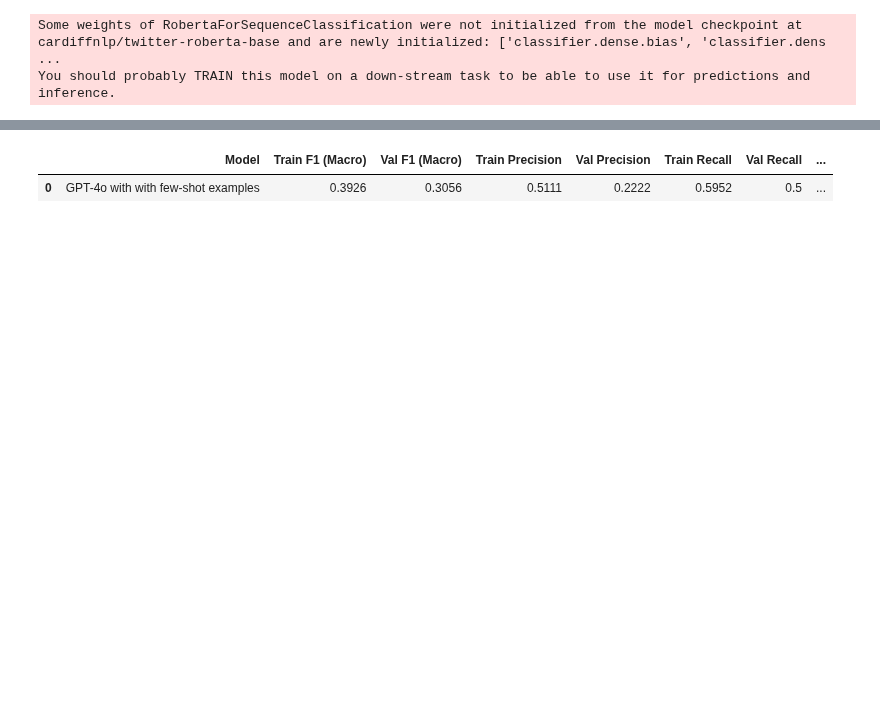
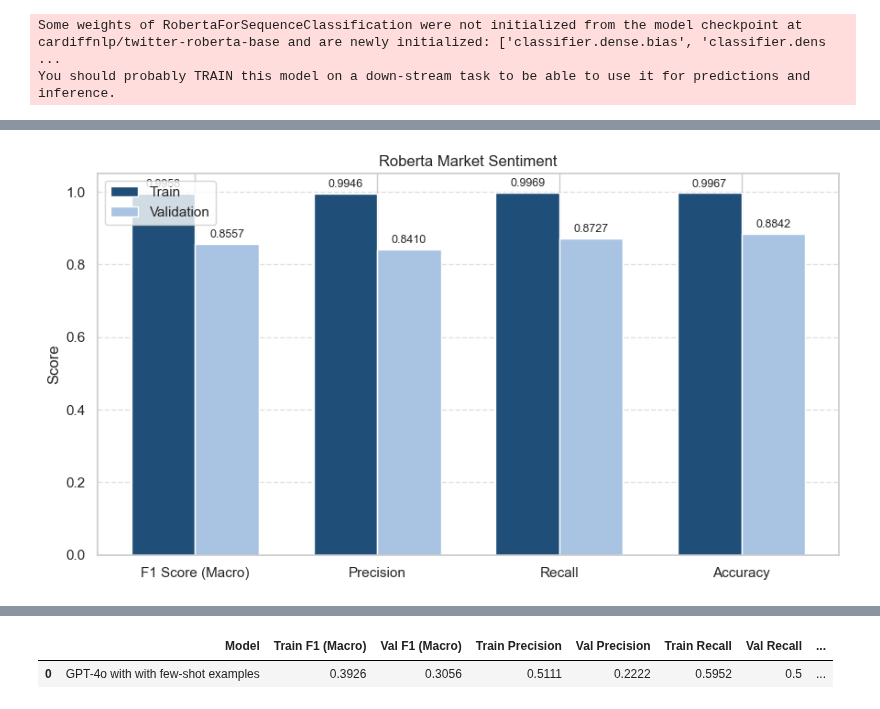
Before and after one commit to mgalao/text-mining-project, a Jupyter notebook: notebooks/Classification_Transformers.ipynb, the cells around one changed output, grey strips where cells are left out. Cells and saved outputs as stored; diff of their text form; code cells hidden in the pictures; blank space fills up the shorter version.

```diff
--- a/notebooks/Classification_Transformers.ipynb
+++ b/notebooks/Classification_Transformers.ipynb
@@ -56,8 +52,0 @@ dataset = DatasetDict({"train": train_ds, "validation": val_ds})
-# %%
-model_name = "distilbert-base-uncased-finetuned-sst-2-english"
-tokenizer = AutoTokenizer.from_pretrained(model_name)
-
-def tokenize(example):
-    return tokenizer(example["text"],truncation=True)
-
-tokenized_datasets = dataset.map(tokenize, batched=True)
@@ -174,3 +75,21 @@ def tokenize(example):
     return tokenizer(example["text"], truncation=True, padding=True, max_length=128)
 
 dataset = dataset.map(tokenize, batched=True)
+# %%
+# Training arguments
+training_args = TrainingArguments(
+    output_dir="./results",                   # Where model checkpoints and logs go
+    learning_rate=2e-5,                       # Standard learning rate for fine-tuning
+    per_device_train_batch_size=16,           # Small enough for most GPUs
+    per_device_eval_batch_size=32,            # Larger eval batch size is okay for speed
+    num_train_epochs=5,                       # 4 epochs — sufficient for many transformer tasks
+    weight_decay=0.01,                        # Regularization to avoid overfitting
+    logging_dir="./logs",                     # Logs directory
+    logging_steps=100,                        # Log every 100 steps
+    eval_strategy="epoch",                    # Evaluate at the end of every epoch
+    save_strategy="epoch",                    # Save model at the end of every epoch
+    load_best_model_at_end=True,              # Keep best model based on metric
+    metric_for_best_model="f1",               # Use F1 to choose the best model
+    greater_is_better=True,                   # Because higher F1 is better
+    report_to=[]                              # Disable WandB or other loggers
+)
@@ -236,0 +176,6 @@ for key, value in val_metrics.items():
+# %%
+train_preds = trainer.predict(dataset["train"])
+val_preds = trainer.predict(dataset["validation"])
+
+train_pred_roberta = np.argmax(train_preds.predictions, axis=1)
+val_pred_roberta = np.argmax(val_preds.predictions, axis=1)
@@ -236,0 +184,12 @@ for key, value in val_metrics.items():
+# %%
+# Define the title for the metrics and plots
+title = "Roberta Market Sentiment"
+# %%
+# Get metrics DataFrame
+metrics_df = get_metrics_df(title, train_labels, train_pred_roberta, val_labels, val_pred_roberta)
+metrics_df
+
+# Plot metrics
+plot_metrics(train_labels, train_pred_roberta, val_labels, val_pred_roberta, title=title)
+# %% [output]
+[figure, added]
```
Also changed, not shown: parts of 22 cells of this notebook.
